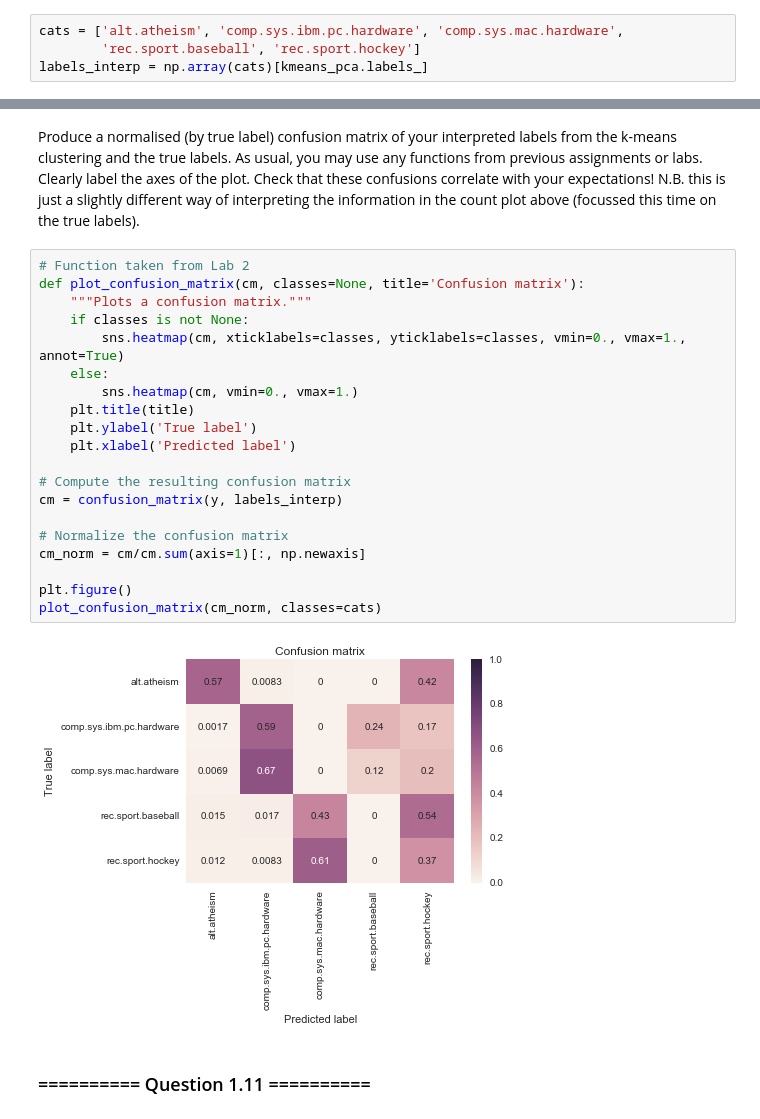
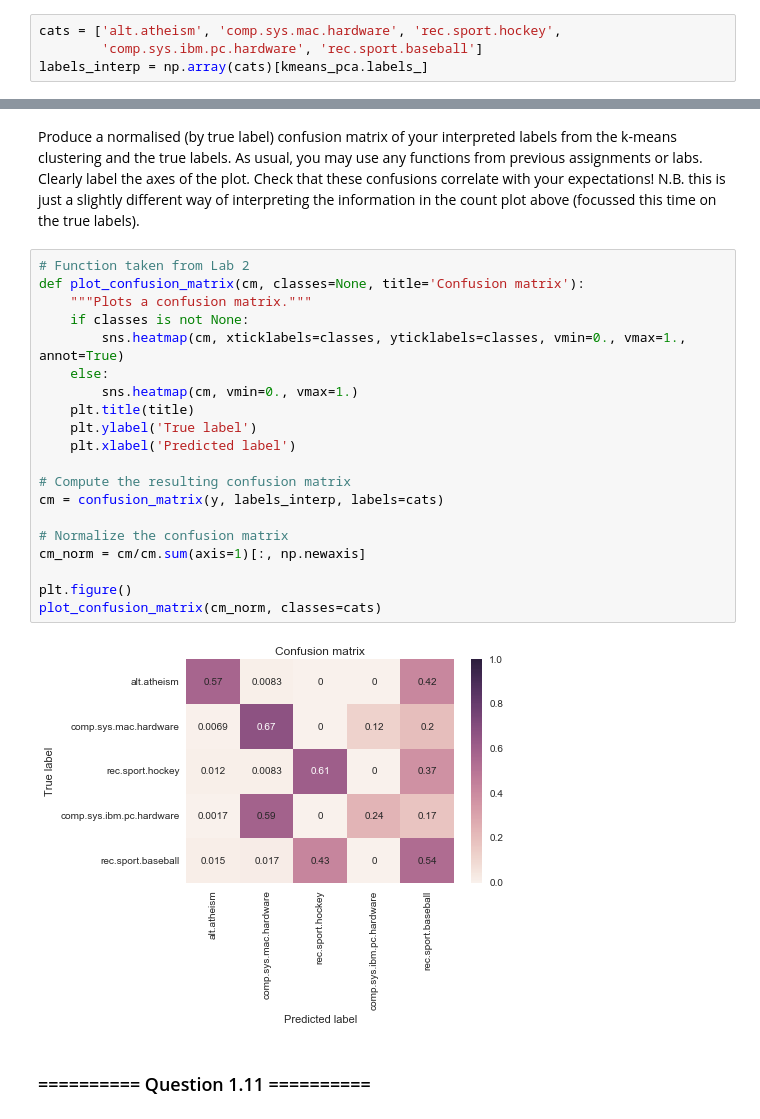
Before and after one commit to CaesarZhang070497/iamlsolution, a Jupyter notebook: 09_Assignment_4.ipynb, the cells around one changed output, grey strips where cells are left out. Saved outputs shown, nothing was run; the diff lists cells and outputs as text.

```diff
--- a/09_Assignment_4.ipynb
+++ b/09_Assignment_4.ipynb
@@ -356,8 +388,8 @@ Given the above plot, apply a label to each cluster centre. Create a new vector,
 
 **N.B. be careful to use the `kmeans_pca` object you created above, not the first kmeans object you made**
 # %%
-cats = ['alt.atheism', 'comp.sys.ibm.pc.hardware', 'comp.sys.mac.hardware',
-        'rec.sport.baseball', 'rec.sport.hockey']
+cats = ['alt.atheism', 'comp.sys.mac.hardware', 'rec.sport.hockey',
+        'comp.sys.ibm.pc.hardware', 'rec.sport.baseball']
 labels_interp = np.array(cats)[kmeans_pca.labels_]
 # %% [markdown]
 ### ========== Question 1.10 ==========
@@ -366,25 +398,25 @@ Produce a normalised (by true label) confusion matrix of your interpreted labels
 # %%
 # Function taken from Lab 2
 def plot_confusion_matrix(cm, classes=None, title='Confusion matrix'):
     """Plots a confusion matrix."""
     if classes is not None:
         sns.heatmap(cm, xticklabels=classes, yticklabels=classes, vmin=0., vmax=1., annot=True)
     else:
         sns.heatmap(cm, vmin=0., vmax=1.)
     plt.title(title)
     plt.ylabel('True label')
     plt.xlabel('Predicted label')
 
 # Compute the resulting confusion matrix
-cm = confusion_matrix(y, labels_interp)
+cm = confusion_matrix(y, labels_interp, labels=cats)
 
 # Normalize the confusion matrix
 cm_norm = cm/cm.sum(axis=1)[:, np.newaxis]
 
 plt.figure()
 plot_confusion_matrix(cm_norm, classes=cats)
 # %% [output]
-[figure, old version]
+[figure, new version]
 # %% [markdown]
 ### ========== Question 1.11 ==========
 # %% [markdown]
```
Also changed, not shown: parts of 37 cells of this notebook, 2 other files.
